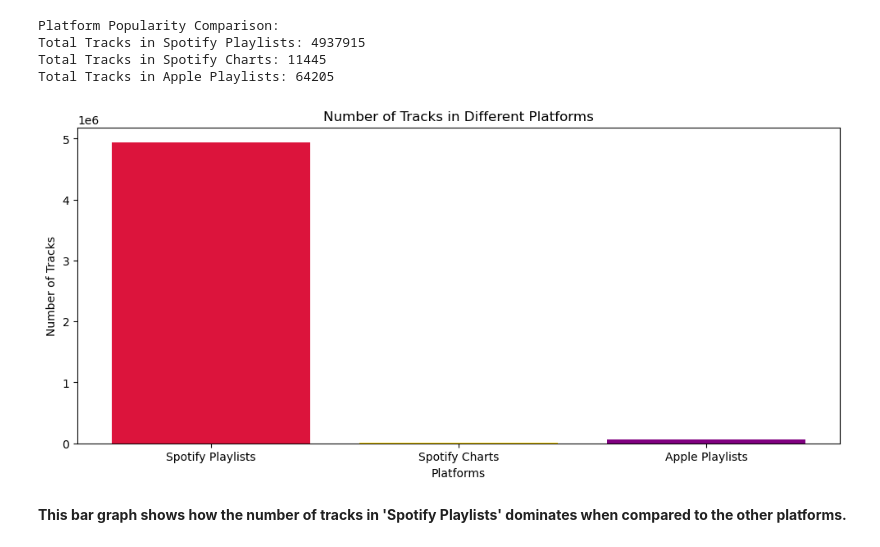
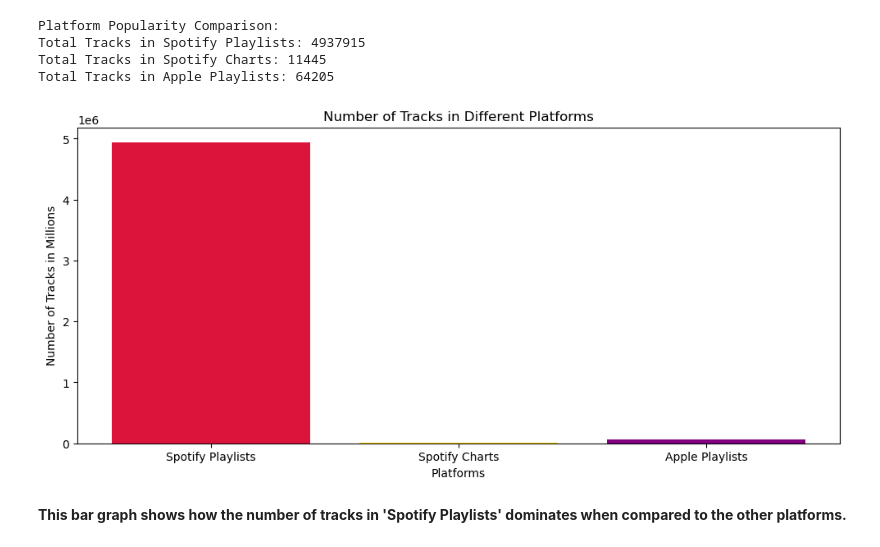
Before and after one commit to robss1130/ECE2112-Python-Exploratory_Data_Analysis, a Jupyter notebook: EDA_Spotify2023.ipynb, the cells around one changed output. Cells and saved outputs as stored; diff of their text form; code cells hidden in the pictures.

```diff
--- a/EDA_Spotify2023.ipynb
+++ b/EDA_Spotify2023.ipynb
@@ -434,17 +434,17 @@ Total Tracks in Apple Playlists: 64205
 # %%
 # Initialize variable and insert data
 platforms = ['Spotify Playlists', 'Spotify Charts', 'Apple Playlists']
 totals = [total_spotify_playlists, total_spotify_charts, total_apple_playlists]
 
 # Plot the bar graph
 plt.figure(figsize=(12, 5))
 plt.bar(platforms, totals, color=['crimson', 'gold', 'purple'])
 plt.title('Number of Tracks in Different Platforms')
-plt.ylabel('Number of Tracks')
+plt.ylabel('Number of Tracks in Millions')
 plt.xlabel('Platforms')
 plt.show()
 # %% [output]
-[figure, old version]
+[figure, new version]
 # %% [markdown]
 **This bar graph shows how the number of tracks in 'Spotify Playlists' dominates when compared to the other platforms.**
 # %%
```
Also changed, not shown: parts of 24 cells of this notebook.
